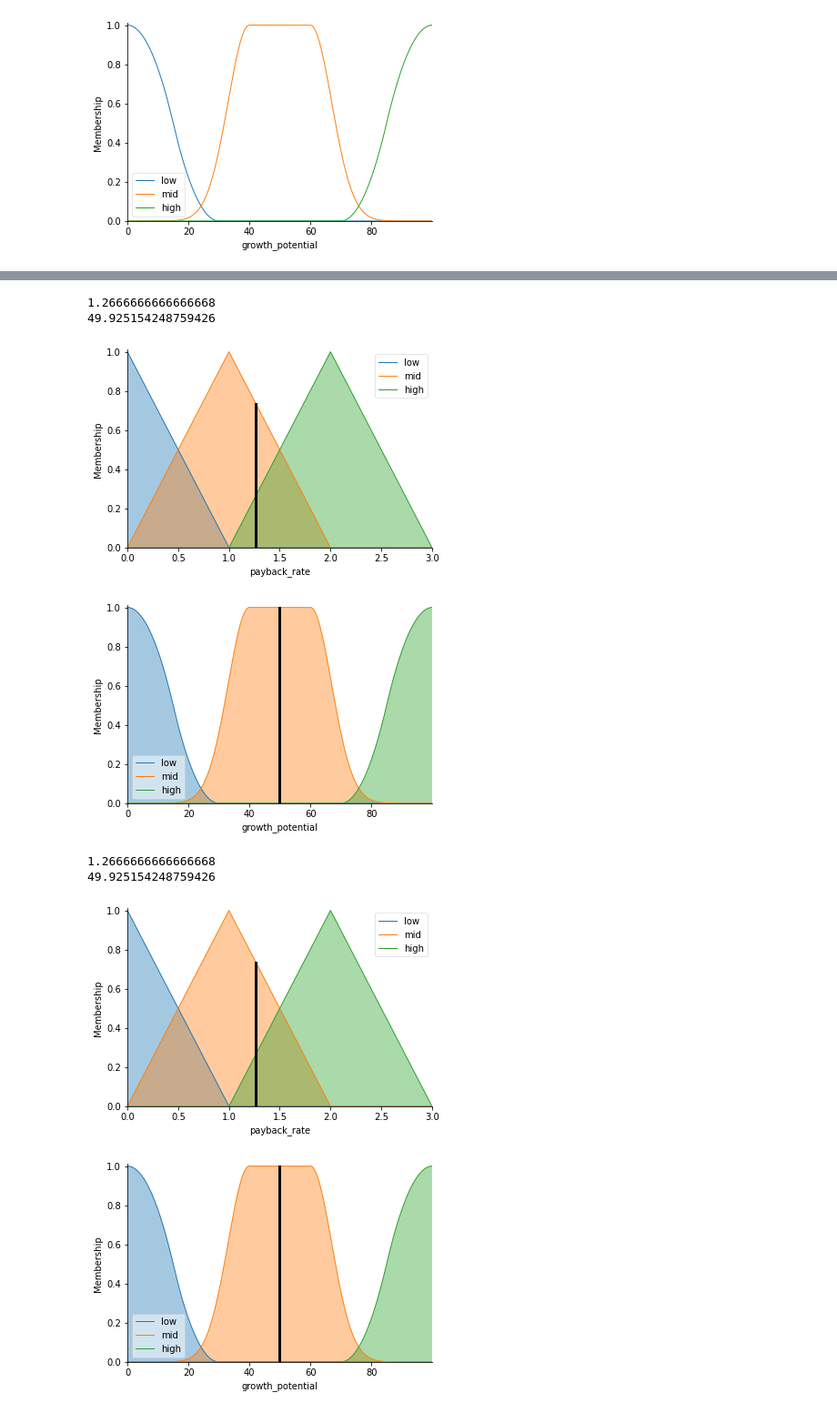
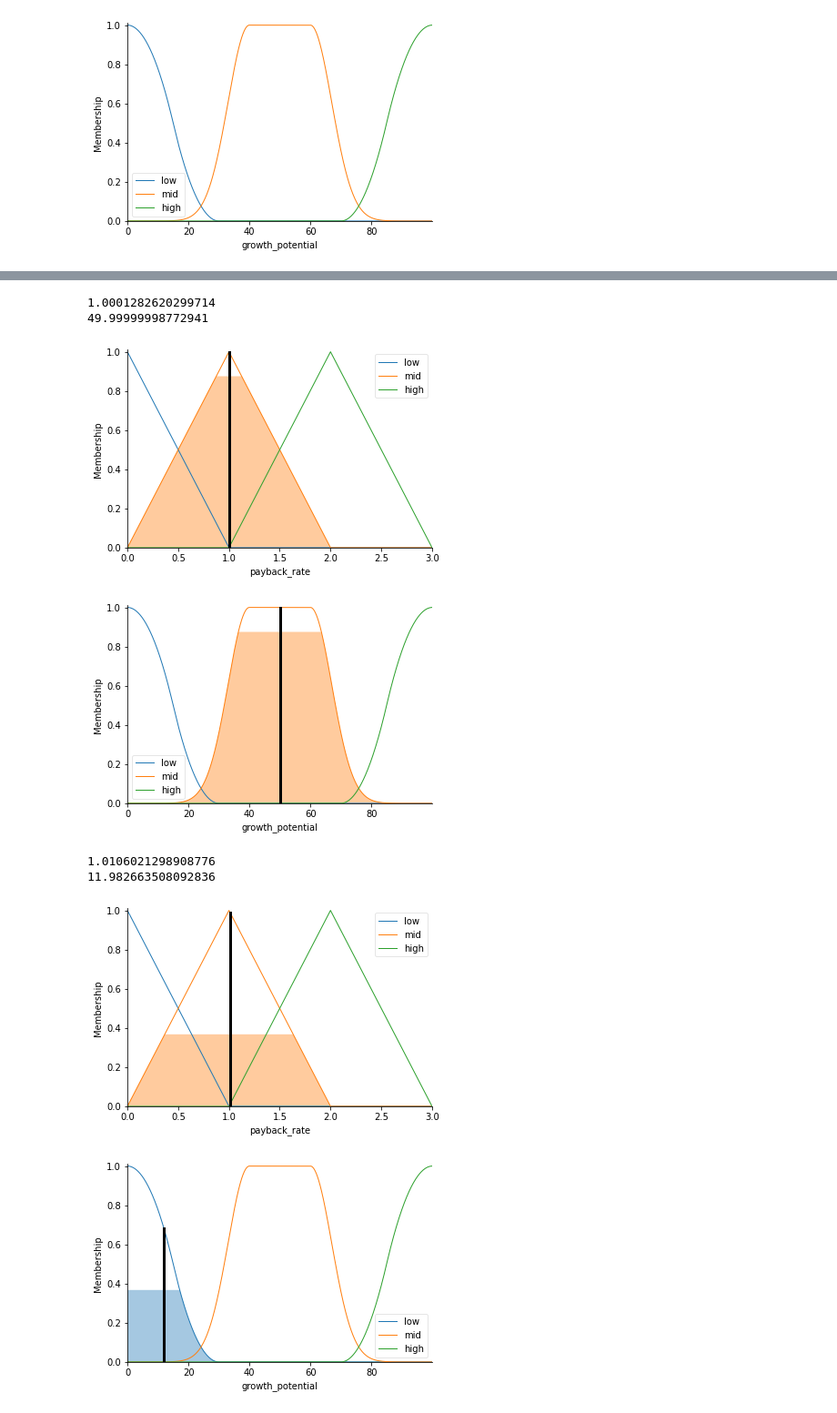
Before and after one commit to arzek357/FinalProjectLogicMTUCI, a Jupyter notebook: task 3_1.ipynb, the cells around one changed output, grey strips where cells are left out. Shown at 91% size. Saved outputs shown, nothing was run; the diff lists cells and outputs as text; code cells hidden in the pictures.

```diff
--- a/task 3_1.ipynb
+++ b/task 3_1.ipynb
@@ -160,10 +160,10 @@ mark_ctrl = ctrl.ControlSystem(rules_base)
 marking = ctrl.ControlSystemSimulation(mark_ctrl)
 # %%
 #1
-marking.input['traffic'] = 0
-marking.input['district_potential'] = 0
-marking.input['amount_competitors'] = 0
-marking.input['store_area'] = 0
+marking.input['traffic'] = 42000
+marking.input['district_potential'] = 1000
+marking.input['amount_competitors'] = 4
+marking.input['store_area'] = 2500
 marking.compute()
 
 print(marking.output['payback_rate'])
@@ -178,9 +178,9 @@ growth_potential.view(sim=marking)
 # %%
 #2
-marking.input['traffic'] = 37653
-marking.input['district_potential'] = 1234
-marking.input['amount_competitors'] = 2
-marking.input['store_area'] = 10000
+marking.input['traffic'] = 5000
+marking.input['district_potential'] = 1000
+marking.input['amount_competitors'] = 0
+marking.input['store_area'] = 2500
 marking.compute()
 
 print(marking.output['payback_rate'])
@@ -188,26 +188,26 @@ payback_rate.view(sim=marking)
 print(marking.output['growth_potential'])
 growth_potential.view(sim=marking)
 # %% [output]
-1.2666666666666668
-49.925154248759426
+1.0001282620299714
+49.99999998772941
-[figure, old version]
+[figure, new version]
-[figure, old version]
+[figure, new version]
 # %%
 #3
-marking.input['traffic'] = 100000
-marking.input['district_potential'] = 1000
-marking.input['amount_competitors'] = 12
-marking.input['store_area'] = 0
+marking.input['traffic'] = 82000
+marking.input['district_potential'] = 400
+marking.input['amount_competitors'] = 4
+marking.input['store_area'] = 2500
 marking.compute()
 
 print(marking.output['payback_rate'])
 payback_rate.view(sim=marking)
 print(marking.output['growth_potential'])
 growth_potential.view(sim=marking)
 # %% [output]
-1.2666666666666668
-49.925154248759426
+1.0106021298908776
+11.982663508092836
-[figure, old version]
+[figure, new version]
-[figure, old version]
+[figure, new version]
 # %%
 #4
```
Also changed, not shown: parts of 9 cells of this notebook.
